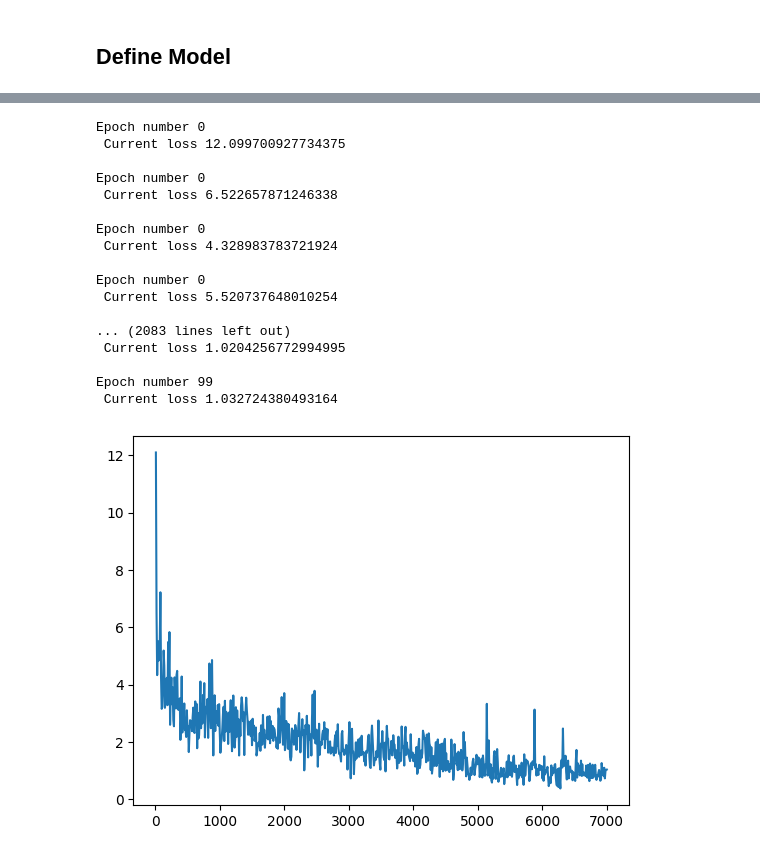
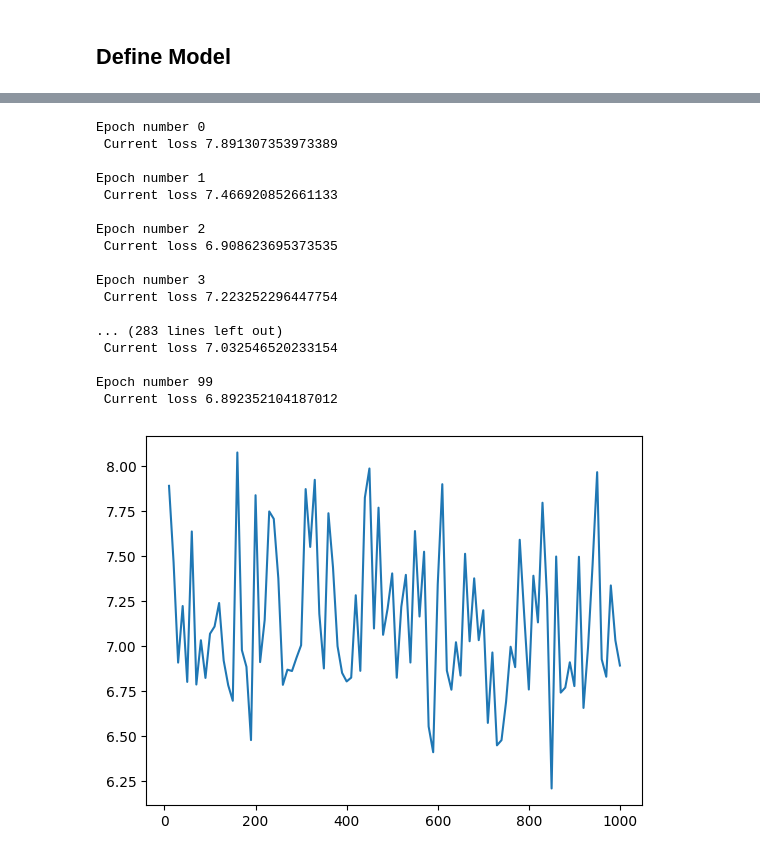
Before and after one commit to Schmiddi3110/DeepVisionProject, a Jupyter notebook: DeepVisionProject.ipynb, the cells around one changed output, grey strips where cells are left out. Saved outputs shown, nothing was run; the diff lists cells and outputs as text; code cells hidden in the pictures.

```diff
--- a/DeepVisionProject.ipynb
+++ b/DeepVisionProject.ipynb
@@ -125,9 +171,7 @@ transformation = transforms.Compose([transforms.Resize((100,100)),
                                     ])
 
 # Initialize the network
-siamese_dataset = SiameseNetworkDataset(imageFolderDataset=folder_dataset,
+siamese_dataset = SiameseNetworkDataset(imageFolderDataset=folder_dataset, signatureFolderDataset=signature_dataset_folder,
                                         transform=transformation)
-
-signature_dataset = SiameseNetworkDataset(imageFolderDataset=signature_dataset_folder, transform=transformation)
 # %%
 # Create a simple dataloader just for simple visualization
@@ -220,15 +301,16 @@ class ContrastiveLoss(torch.nn.Module):
       return loss_contrastive
 # %%
 # Load the training dataset
-train_dataloader = DataLoader(signature_dataset,
+train_dataloader = DataLoader(siamese_dataset,
                         shuffle=True,
                         num_workers=8,
-                        batch_size=64)
+                        batch_size=128)
 
 net = SiameseNetwork().cuda()
 criterion = ContrastiveLoss()
-optimizer = optim.Adam(net.parameters(), lr = 0.0005 )
+optimizer = optim.Adam(net.parameters(), lr = 0.00005 )
 # %%
+
 counter = []
 loss_history = []
 iteration_number= 0
@@ -237,51 +319,52 @@ iteration_number= 0
 for epoch in range(100):
 
     # Iterate over batches
-    for i, (img0, img1, label) in enumerate(train_dataloader, 0):
+    for i, (face1, face2, same_face_class, signature1, signature2, same_signature_class, is_signature_forged, is_entrance_allowed) in enumerate(train_dataloader, 0):
 
         # Send the images and labels to CUDA
-        img0, img1, label = img0.cuda(), img1.cuda(), label.cuda()
+
+        face1, face2, same_face_class = face1.cuda(), face2.cuda(), same_face_class.cuda()
 
         # Zero the gradients
         optimizer.zero_grad()
 
         # Pass in the two images into the network and obtain two outputs
-        output1, output2 = net(img0, img1)
+        (output1, output2) = net(face1, face2)
 
         # Pass the outputs of the networks and label into the loss function
-        loss_contrastive = criterion(output1, output2, label)
+        loss_contrastive = criterion(output1, output2, same_face_class)
 
         # Calculate the backpropagation
         loss_contrastive.backward()
 
         # Optimize
         optimizer.step()
 
         # Every 10 batches print out the loss
         if i % 10 == 0 :
             print(f"Epoch number {epoch}\n Current loss {loss_contrastive.item()}\n")
             iteration_number += 10
 
             counter.append(iteration_number)
             loss_history.append(loss_contrastive.item())
 
 show_plot(counter, loss_history)
 # %% [output]
 Epoch number 0
- Current loss 12.099700927734375
+ Current loss 7.891307353973389
 
-Epoch number 0
- Current loss 6.522657871246338
+Epoch number 1
+ Current loss 7.466920852661133
 
-Epoch number 0
- Current loss 4.328983783721924
+Epoch number 2
+ Current loss 6.908623695373535
 
-Epoch number 0
- Current loss 5.520737648010254
+Epoch number 3
+ Current loss 7.223252296447754
 
-... (2083 lines left out)
- Current loss 1.0204256772994995
+... (283 lines left out)
+ Current loss 7.032546520233154
 
 Epoch number 99
- Current loss 1.032724380493164
+ Current loss 6.892352104187012
-[figure, old version]
+[figure, new version]
```
Also changed, not shown: parts of 6 cells of this notebook.
